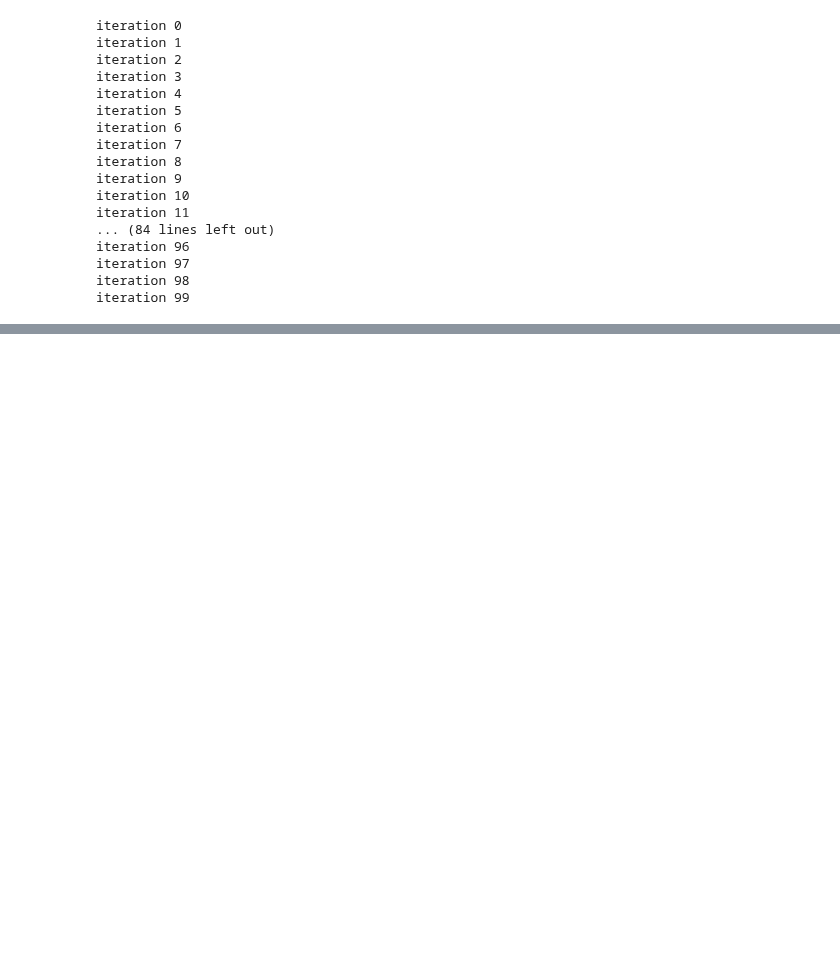
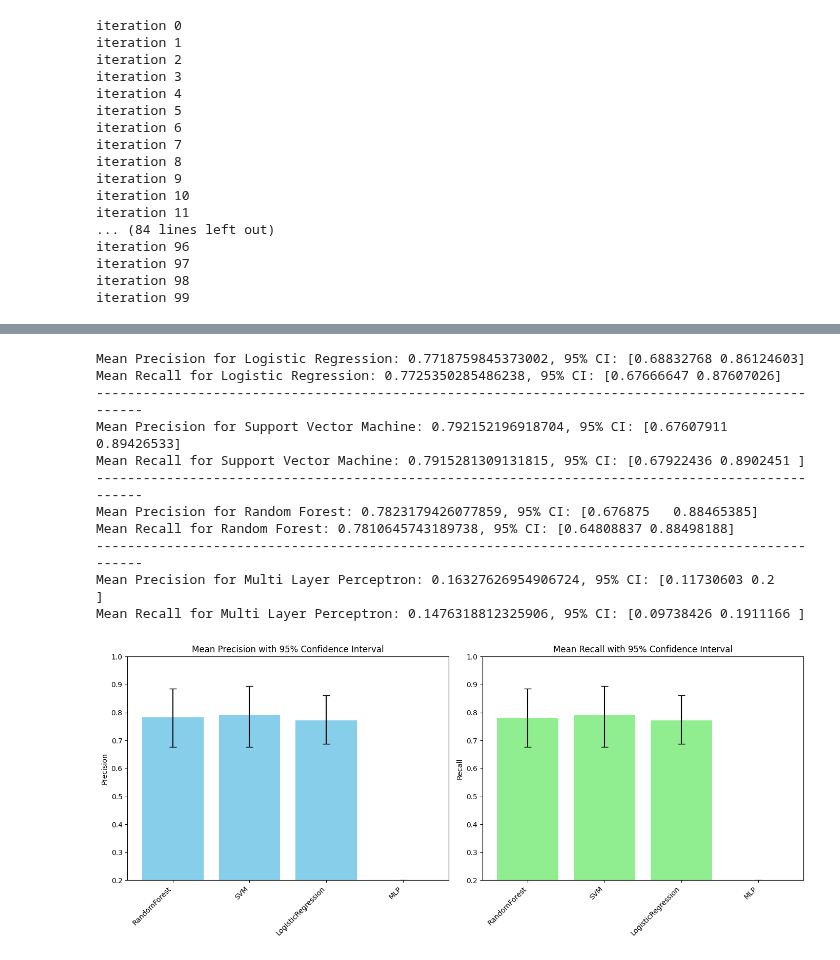
Before and after one commit to MahdiAnvarii/MachineLearning-Homeworks, a Jupyter notebook: Project/Q3/Q3_P.ipynb, the cells around one changed output, grey strips where cells are left out. Saved outputs shown, nothing was run; the diff lists cells and outputs as text; code cells hidden in the pictures; blank space fills up the shorter version.

```diff
--- a/Project/Q3/Q3_P.ipynb
+++ b/Project/Q3/Q3_P.ipynb
@@ -704,0 +720,15 @@ plt.show()
+# %%
+Evaluation(LR_precisions3,LR_recalls3,SVM_precisions3,SVM_recalls3,RF_precisions3,RF_recalls3,MLP_precisions3,MLP_recalls3)
+# %% [output]
+Mean Precision for Logistic Regression: 0.7718759845373002, 95% CI: [0.68832768 0.86124603]
+Mean Recall for Logistic Regression: 0.7725350285486238, 95% CI: [0.67666647 0.87607026]
+-------------------------------------------------------------------------------------------------
+Mean Precision for Support Vector Machine: 0.792152196918704, 95% CI: [0.67607911 0.89426533]
+Mean Recall for Support Vector Machine: 0.7915281309131815, 95% CI: [0.67922436 0.8902451 ]
+-------------------------------------------------------------------------------------------------
+Mean Precision for Random Forest: 0.7823179426077859, 95% CI: [0.676875   0.88465385]
+Mean Recall for Random Forest: 0.7810645743189738, 95% CI: [0.64808837 0.88498188]
+-------------------------------------------------------------------------------------------------
+Mean Precision for Multi Layer Perceptron: 0.16327626954906724, 95% CI: [0.11730603 0.2       ]
+Mean Recall for Multi Layer Perceptron: 0.1476318812325906, 95% CI: [0.09738426 0.1911166 ]
+[figure, added]
```
Also changed, not shown: parts of 57 cells of this notebook.
